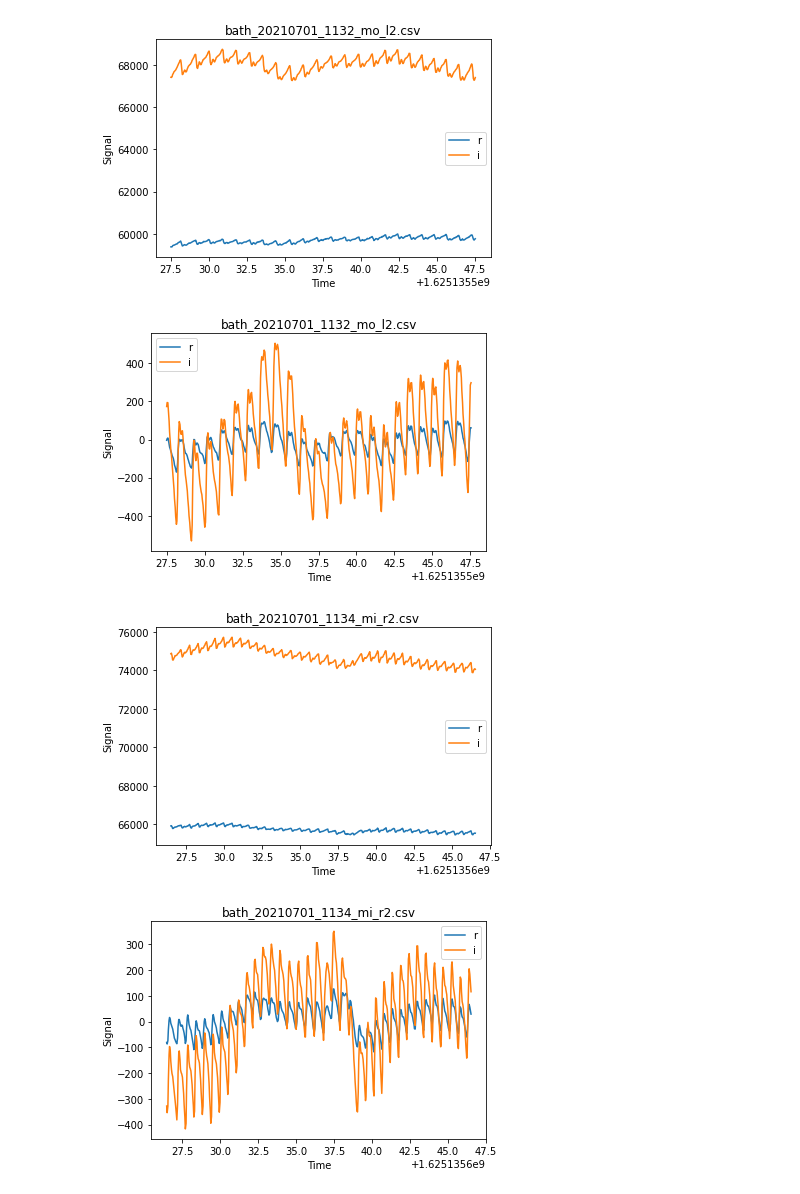
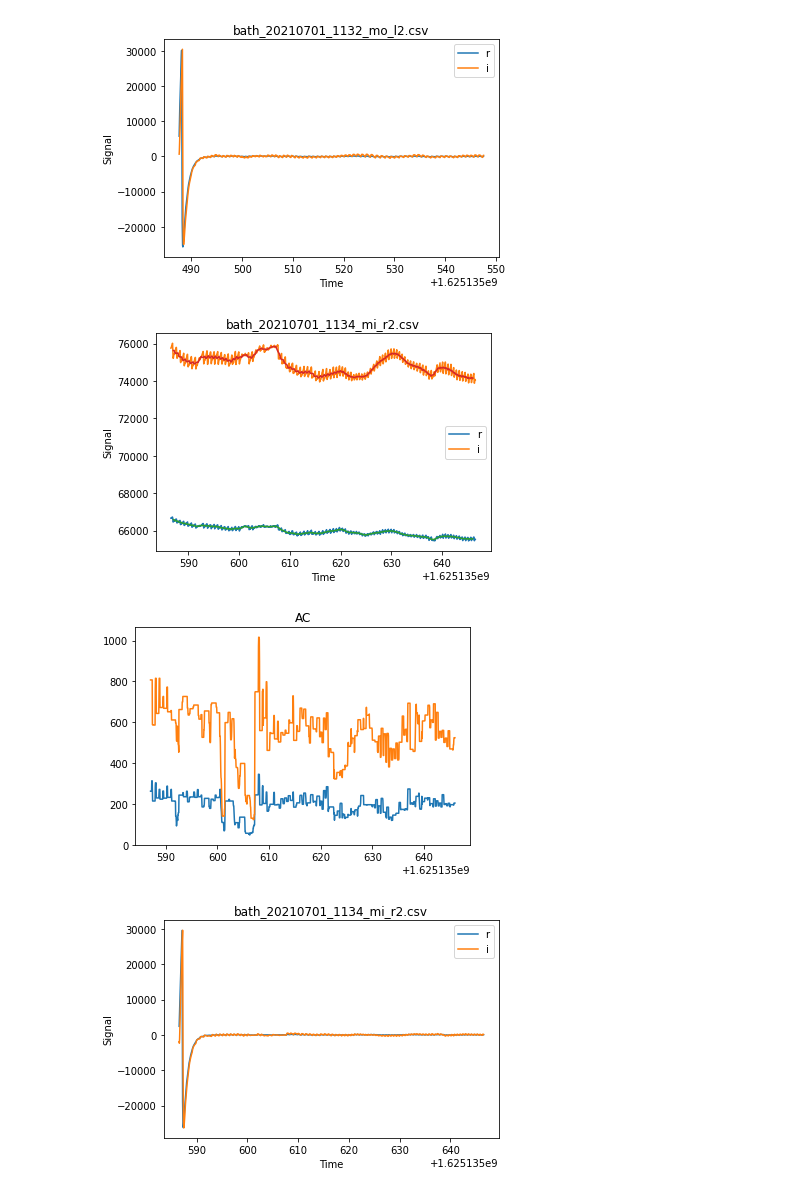
Before and after one commit to mkals/Oximeter-Testing, a Jupyter notebook: Analysis/desperation.ipynb, the cells around one changed output. Drawn from its saved outputs; the diff is of its cells as text; code cells hidden in the pictures.

```diff
--- a/Analysis/desperation.ipynb
+++ b/Analysis/desperation.ipynb
@@ -58,9 +58,9 @@ csv_files.sort()
 b_dfs = [pd.read_csv(f) for f in csv_files if 'bath' in f]
 p_dfs = [pd.read_csv(f) for f in csv_files if 'pressure' in f]
 
-plot_pressure(p_dfs[-1])
-plot_raw(b_dfs[-1])
-plot_processed(b_dfs[-1])
-#df = pd.read_csv(csv_files[0])
-#print(df.head())
+#plot_pressure(p_dfs[-1])
+#plot_raw(b_dfs[-1])
+#plot_processed(b_dfs[-1])
+df = pd.read_csv(csv_files[0])
+print(df.head())
 # %% [output]
@@ -71,7 +81,7 @@ plot_processed(b_dfs[-1])
 def plot_processed(f):
     title = f.split('/')[-1]
     df = pd.read_csv(f)
-    df.drop(df.iloc[:1000,:].index.tolist(), inplace=True)
+    #df.drop(df.iloc[:1000,:].index.tolist(), inplace=True)
     plt.plot(df.utc_time, df.red_sig)
     plt.plot(df.utc_time, df.ir_sig)
     plt.title(title)
@@ -82,7 +92,7 @@ def plot_processed(f):
 def plot_raw(f):
     title = f.split('/')[-1]
     df = pd.read_csv(f)
-    df.drop(df.iloc[:1000,:].index.tolist(), inplace=True)
+    #df.drop(df.iloc[:1000,:].index.tolist(), inplace=True)
     plt.plot(df.utc_time, df.r)
     plt.plot(df.utc_time, df.i)
     plt.title(title)
@@ -90,10 +100,50 @@ def plot_raw(f):
     plt.ylabel('Signal')
     plt.legend(['r', 'i'])
 
+# data: full list to be processed
+# splits: numeber of consecutive elements to be processed
+# func: lambda function that takes the subset and returns what should be stored in return array
+def map_reduce(data, splits, func):
+    data = list(data)
+    return [func(data[i:i + splits]) for i in range(len(data) - splits + 1)]
 
-for f in csv_files:
+def plot_amplitude(f):
+    title = f.split('/')[-1]
+    df = pd.read_csv(f)
+    print(df.utc_time[0])
+    print(list(df.utc_time)[-1])
+
+    period = 1
+    mesurement_interval = (df.utc_time.iloc[-1] - df.utc_time.iloc[0]) / df.shape[0]
+    point_count = int(period / mesurement_interval)
+
+    times = map_reduce(df.utc_time, point_count, np.mean)
+    dc_r = map_reduce(df.r, point_count, np.mean)
+    dc_i = map_reduce(df.i, point_count, np.mean)
+    ac_r = map_reduce(df.r, point_count, (lambda x: max(x) - min(x)) )
+    ac_i = map_reduce(df.i, point_count, (lambda x: max(x) - min(x)) )
+
+    plt.plot(times, dc_r)
+    plt.plot(times, dc_i)
+
+    plt.figure()
+    plt.title('AC')
+    plt.plot(times, ac_r)
+    plt.plot(times, ac_i)
+
+    # print(mesurement_interval)
+    # print(point_count)
+    # print(df.shape[0])
+
+    # Defining Splits
+    splits = point_count
+
+
+
+for f in csv_files[:3]:
     plt.figure()
     plot_raw(f)
+    plot_amplitude(f)
     plt.figure()
     plot_processed(f)
 # %% [output]
@@ -102,4 +158,4 @@ for f in csv_files:
-[figure, old version]
+[figure, new version]
-[figure, old version]
+[figure, new version]
-[figure, old version]
+[figure, new version]
-[figure, old version]
+[figure, new version]
```
Also changed, not shown: parts of 2 cells of this notebook, 1 other file.
